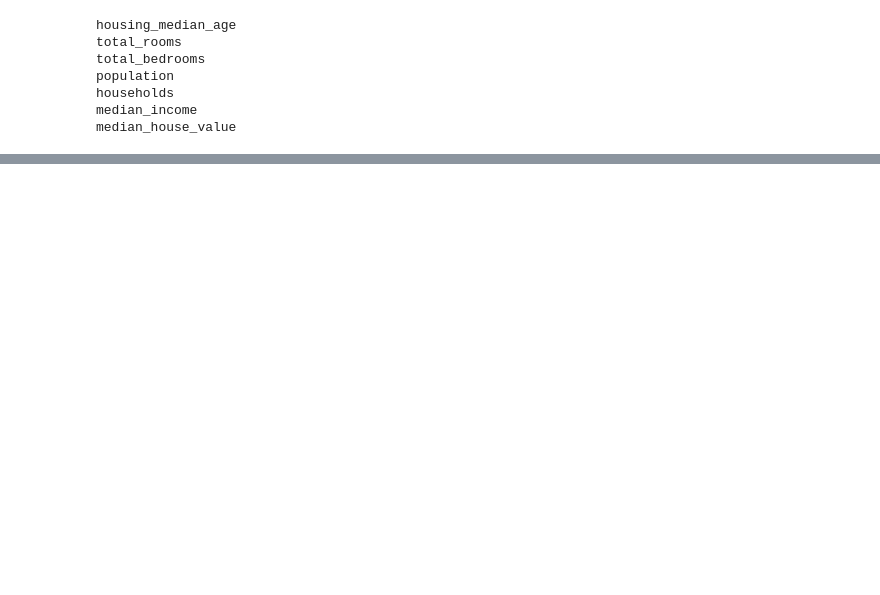
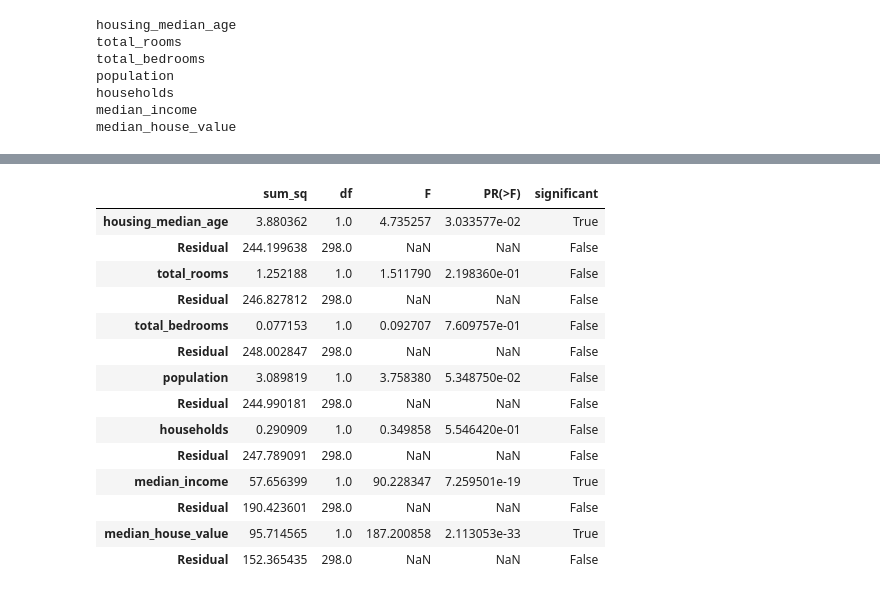
Before and after one commit to Takosaga/spring_24, a Jupyter notebook: data_mining/lab2/lab2.ipynb, the cells around one changed output, grey strips where cells are left out. Cells and saved outputs as stored; diff of their text form; code cells hidden in the pictures; blank space fills up the shorter version.

```diff
--- a/data_mining/lab2/lab2.ipynb
+++ b/data_mining/lab2/lab2.ipynb
@@ -433,0 +480,18 @@ NameError: name 'ano' is not defined
+# %%
+anova_tables('labels_4_clusters', cali_df)
+# %% [output]
+|  | sum_sq | df | F | PR(>F) | significant |
+| housing_median_age | 3.880362 | 1.0 | 4.735257 | 3.033577e-02 | True |
+| Residual | 244.199638 | 298.0 | NaN | NaN | False |
+| total_rooms | 1.252188 | 1.0 | 1.511790 | 2.198360e-01 | False |
+| Residual | 246.827812 | 298.0 | NaN | NaN | False |
+| total_bedrooms | 0.077153 | 1.0 | 0.092707 | 7.609757e-01 | False |
+| Residual | 248.002847 | 298.0 | NaN | NaN | False |
+| population | 3.089819 | 1.0 | 3.758380 | 5.348750e-02 | False |
+| Residual | 244.990181 | 298.0 | NaN | NaN | False |
+| households | 0.290909 | 1.0 | 0.349858 | 5.546420e-01 | False |
+| Residual | 247.789091 | 298.0 | NaN | NaN | False |
+| median_income | 57.656399 | 1.0 | 90.228347 | 7.259501e-19 | True |
+| Residual | 190.423601 | 298.0 | NaN | NaN | False |
+| median_house_value | 95.714565 | 1.0 | 187.200858 | 2.113053e-33 | True |
+| Residual | 152.365435 | 298.0 | NaN | NaN | False |
```
Also changed, not shown: parts of 23 cells of this notebook.
